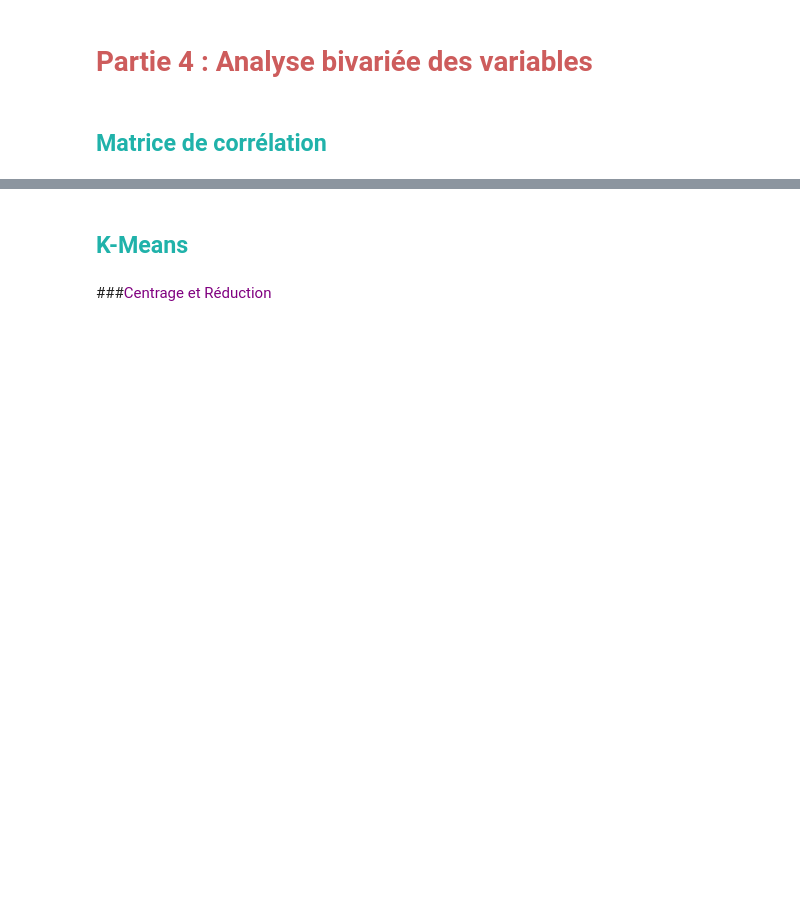
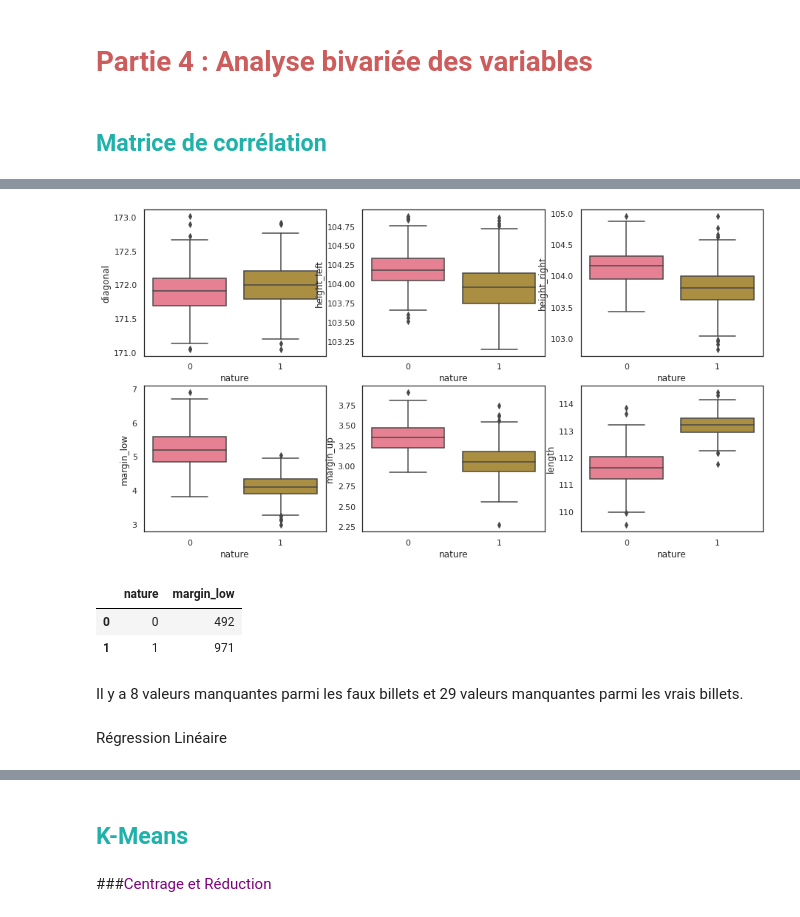
Before and after one commit to Randasabag/Detectez-des-faux-billets-avec-R-ou-Python, a Jupyter notebook: P10.ipynb, the cells around one changed output, grey strips where cells are left out. Saved outputs shown, nothing was run; the diff lists cells and outputs as text; code cells hidden in the pictures; blank space fills up the shorter version.

```diff
--- a/P10.ipynb
+++ b/P10.ipynb
@@ -508,0 +509,40 @@ Deprecated in NumPy 1.20; for more details and guidance: https://numpy.org/devdo
+# %%
+#Comparaison visuelle des clusters par boxplot
+plt.figure(figsize=(15, 8))
+sns.set(style="white", palette="husl")
+plt.subplot(2, 3, 1)
+
+plt.subplot(231)
+sns.boxplot(data=df_billets, x='nature', y='diagonal')
+
+plt.subplot(232)
+sns.boxplot(data=df_billets, x='nature', y='height_left')
+
+plt.subplot(233)
+sns.boxplot(data=df_billets, x='nature', y='height_right')
+
+plt.subplot(234)
+sns.boxplot(data=df_billets, x='nature', y='margin_low')
+
+plt.subplot(235)
+sns.boxplot(data=df_billets, x='nature', y='margin_up')
+
+plt.subplot(236)
+sns.boxplot(data=df_billets, x='nature', y='length')
+
+plt.savefig("boxplots.png")
+plt.show()
+# %% [output]
+[figure, added]
+# %%
+#df_billets[['nature', 'margin_low']].grouby('nature', as_index=False)
+#df_prix_cat=df_transcl[['categ', 'price']].groupby('categ', as_index=False).count()
+df_billets[['nature', 'margin_low']].groupby(['nature'], as_index=False).count()
+# %% [output]
+|  | nature | margin_low |
+| 0 | 0 | 492 |
+| 1 | 1 | 971 |
+# %% [markdown]
+Il y a 8 valeurs manquantes parmi les faux billets et 29 valeurs manquantes parmi les vrais billets.
+# %% [markdown]
+Régression Linéaire
```
Also changed, not shown: parts of 35 cells of this notebook.
